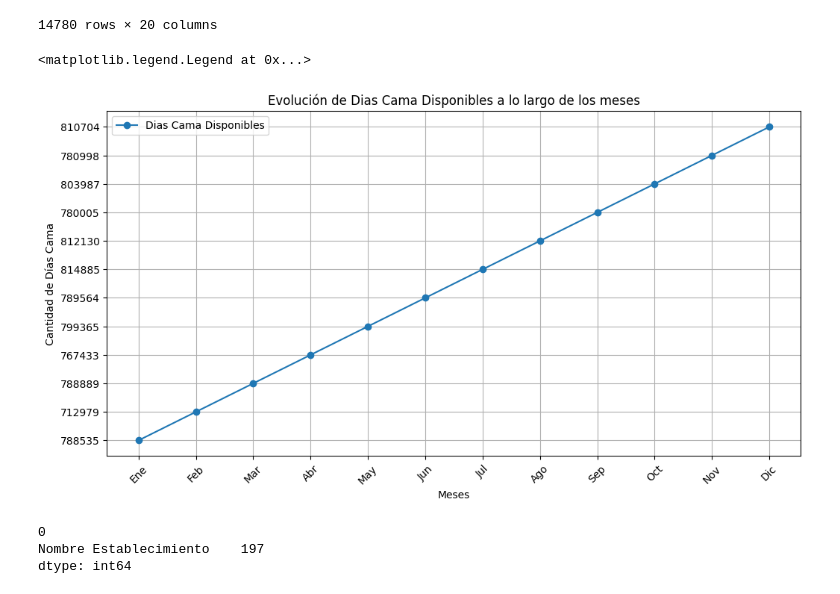
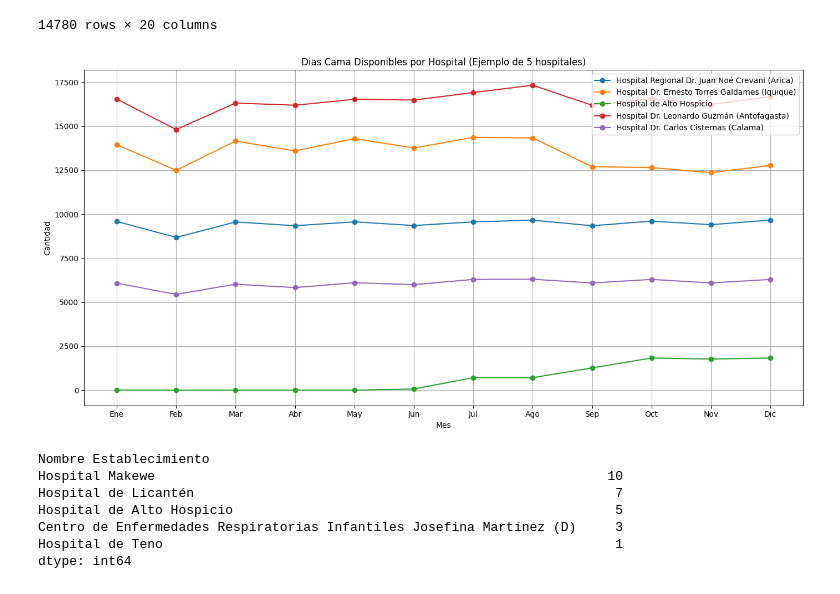
Before and after one commit to camv98/SENDA_Chile, a Jupyter notebook: elias_notebook.ipynb, the cells around one changed output. Saved outputs shown, nothing was run; the diff lists cells and outputs as text; code cells hidden in the pictures.

```diff
--- a/elias_notebook.ipynb
+++ b/elias_notebook.ipynb
@@ -28,21 +28,46 @@ import seaborn as sns
 cols_meses = ['Ene', 'Feb', 'Mar', 'Abr', 'May', 'Jun', 'Jul', 'Ago', 'Sep', 'Oct', 'Nov', 'Dic']
 df_meses = df[["Glosa"] + cols_meses]
 dias_cama_disponibles = df_meses[df_meses['Glosa'] == 'Dias Cama Disponibles']
+for col in cols_meses:
+    df[col] = df[col].astype(str).str.replace('.', '', regex=False)
+    df[col] = pd.to_numeric(df[col], errors='coerce')
+
+df_hospitales = df[df["Nombre Nivel Cuidado"] == "Datos Establecimiento"]
+
+glosa = "Dias Cama Disponibles"
+filtro = df_hospitales[df_hospitales["Glosa"] == glosa]
 # %%
-plt.figure(figsize=(12, 6))
-plt.plot(cols_meses, dias_cama_disponibles.iloc[0, 1:], marker='o', label='Dias Cama Disponibles')
-plt.title('Evolución de Dias Cama Disponibles a lo largo de los meses')
-plt.xlabel('Meses')
-plt.ylabel('Cantidad de Días Cama')
-plt.xticks(rotation=45)
+filtro = filtro.drop_duplicates(subset="Nombre Establecimiento").head(5)
+plt.figure(figsize=(14, 7))
+for i, row in filtro.iterrows():
+    nombre = row["Nombre Establecimiento"]
+    plt.plot(cols_meses, row[cols_meses], marker='o', label=nombre)
+
+plt.title(f"{glosa} por Hospital (Ejemplo de 5 hospitales)")
+plt.xlabel("Mes")
+plt.ylabel("Cantidad")
 plt.grid(True)
 plt.legend()
+plt.tight_layout()
+plt.show()
 # %% [output]
-<matplotlib.legend.Legend at 0x...>
-[figure, old version]
+[figure, new version]
 # %%
-df[["Nombre Establecimiento"]].nunique()
+hospitales_unicos = pd.DataFrame(df["Nombre Establecimiento"].unique(), columns=["Nombre Establecimiento"])
+hospitales_unicos = hospitales_unicos.drop(index=[0, 1])
+hospitales_unicos.to_csv("raw_data/hospitales_unicos_2023.csv", index=False)
-# %% [output]
-0
-Nombre Establecimiento    197
-dtype: int64
+# %%
+glosa = "Dias Cama Disponibles"
+df_hospitales = df[df["Nombre Nivel Cuidado"] == "Datos Establecimiento"]
+df_glosa = df_hospitales[df_hospitales["Glosa"] == glosa]
+zeros_por_hospital = df_glosa.set_index("Nombre Establecimiento")[cols_meses].eq(0).sum(axis=1)
+hospitales_con_ceros = zeros_por_hospital[zeros_por_hospital > 0].sort_values(ascending=False)
+hospitales_con_ceros
+# %% [output]
+Nombre Establecimiento
+Hospital Makewe                                                          10
+Hospital de Licantén                                                      7
+Hospital de Alto Hospicio                                                 5
+Centro de Enfermedades Respiratorias Infantiles Josefina Martínez (D)     3
+Hospital de Teno                                                          1
+dtype: int64
```
Also changed, not shown: parts of 16 cells of this notebook.
